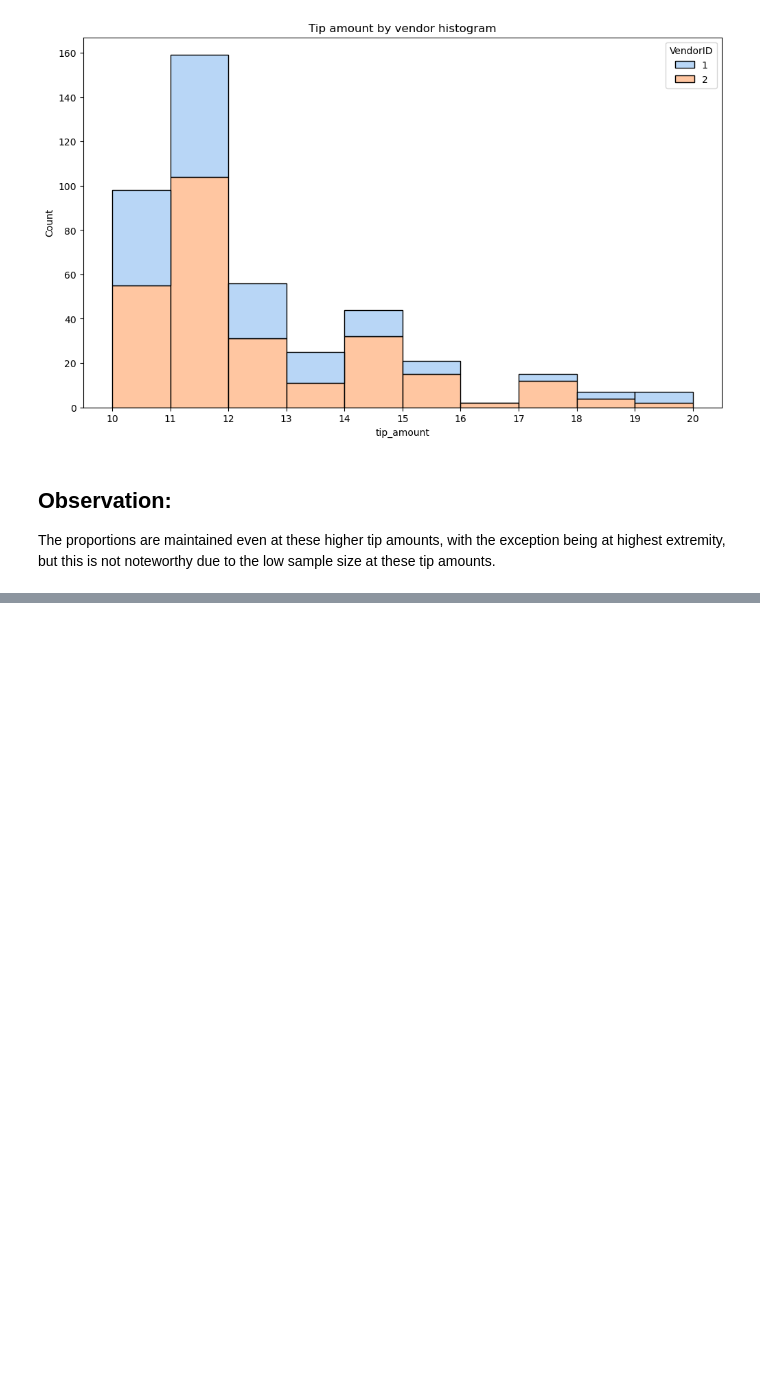
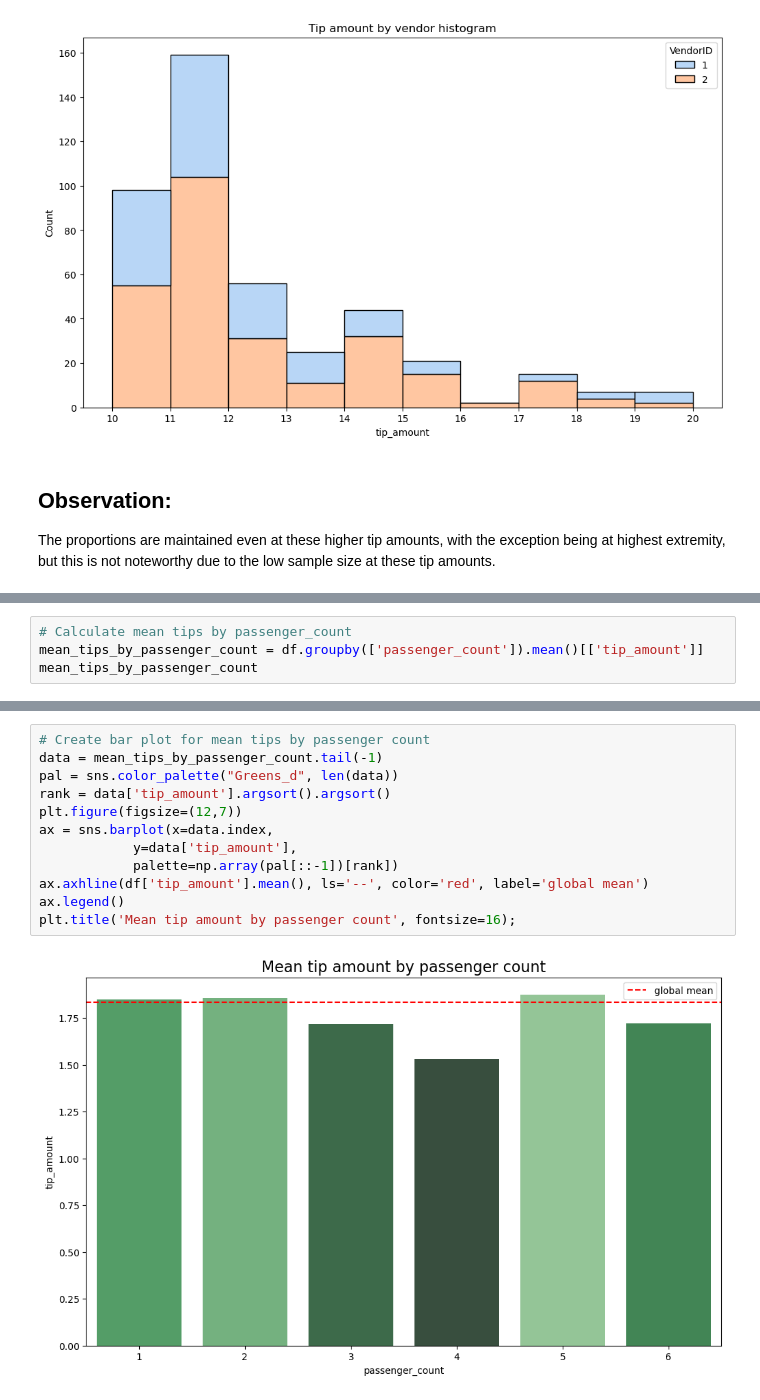
Before and after one commit to Mustafa777Xo/TLC, a Jupyter notebook: TLC.ipynb, the cells around one changed output, grey strips where cells are left out. Cells and saved outputs as stored; diff of their text form; blank space fills up the shorter version.

```diff
--- a/TLC.ipynb
+++ b/TLC.ipynb
@@ -283,0 +298,4 @@ The proportions are maintained even at these higher tip amounts, with the except
+# %%
+# Calculate mean tips by passenger_count
+mean_tips_by_passenger_count = df.groupby(['passenger_count']).mean()[['tip_amount']]
+mean_tips_by_passenger_count
@@ -283,0 +312,14 @@ The proportions are maintained even at these higher tip amounts, with the except
+# %%
+# Create bar plot for mean tips by passenger count
+data = mean_tips_by_passenger_count.tail(-1)
+pal = sns.color_palette("Greens_d", len(data))
+rank = data['tip_amount'].argsort().argsort()
+plt.figure(figsize=(12,7))
+ax = sns.barplot(x=data.index,
+            y=data['tip_amount'],
+            palette=np.array(pal[::-1])[rank])
+ax.axhline(df['tip_amount'].mean(), ls='--', color='red', label='global mean')
+ax.legend()
+plt.title('Mean tip amount by passenger count', fontsize=16);
+# %% [output]
+[figure, added]
```
Also changed, not shown: parts of 28 cells of this notebook.
